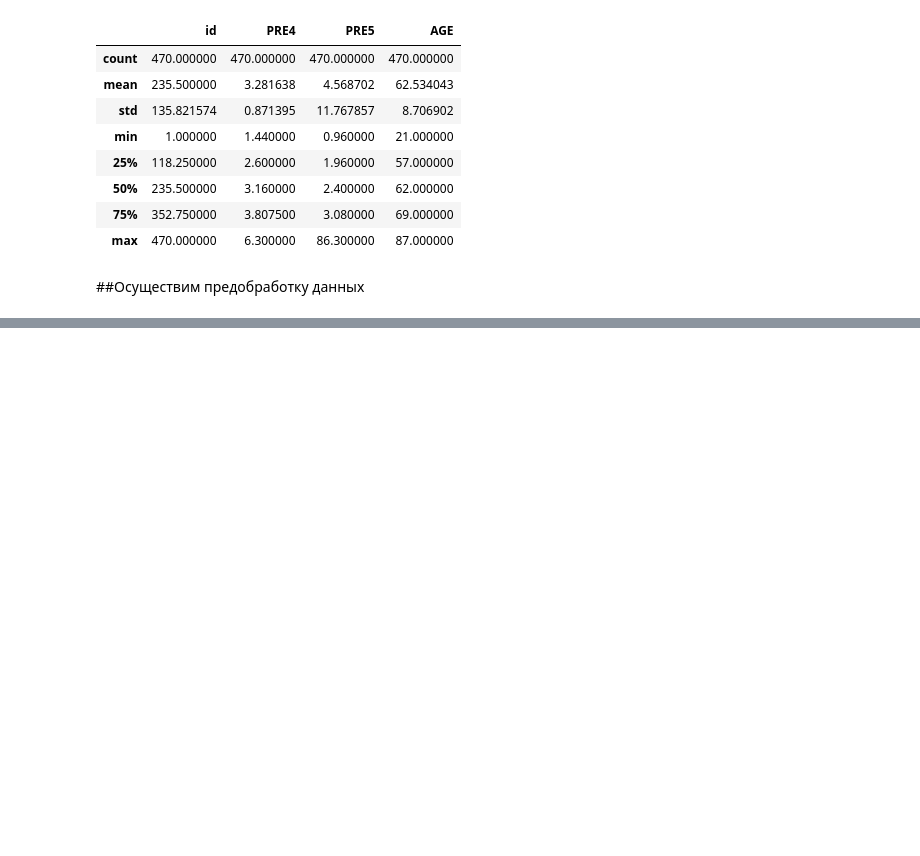
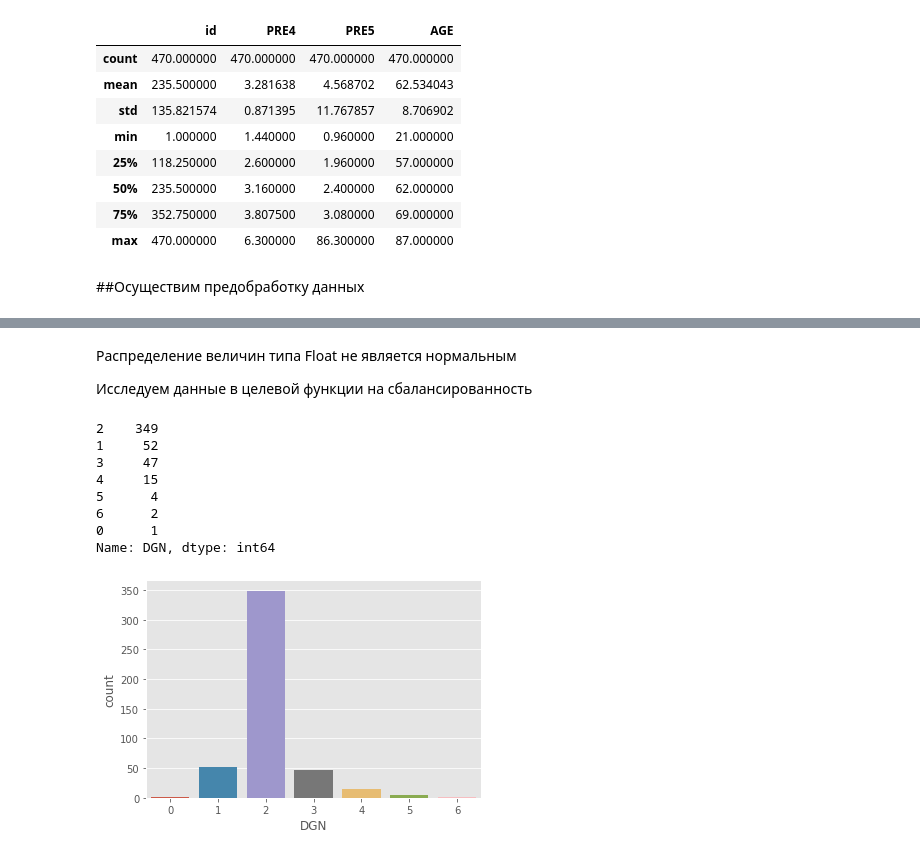
Before and after one commit to alexmal2804/hwds, a Jupyter notebook: Копия_блокнота_"Большое_ДЗ_2_ipynb".ipynb, the cells around one changed output, grey strips where cells are left out. Drawn from its saved outputs; the diff is of its cells as text; code cells hidden in the pictures; blank space fills up the shorter version.

```diff
--- a/Копия_блокнота_"Большое_ДЗ_2_ipynb".ipynb
+++ b/Копия_блокнота_"Большое_ДЗ_2_ipynb".ipynb
@@ -102,0 +190,17 @@ df.describe()
+# %% [markdown]
+Распределение величин типа Float не является нормальным
+
+Исследуем данные в целевой функции на сбалансированность
+# %%
+sns.countplot(x='DGN', data=df_encoded)
+print(df_encoded['DGN'].value_counts())
+# %% [output]
+2    349
+1     52
+3     47
+4     15
+5      4
+6      2
+0      1
+Name: DGN, dtype: int64
+[figure, added]
```
Also changed, not shown: parts of 8 cells of this notebook.
